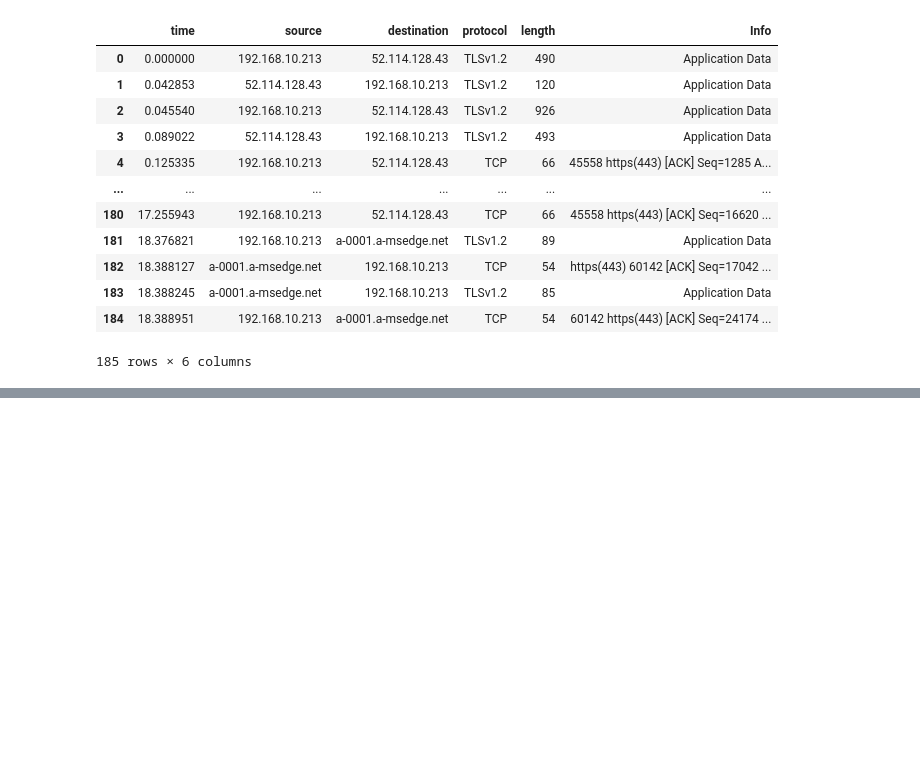
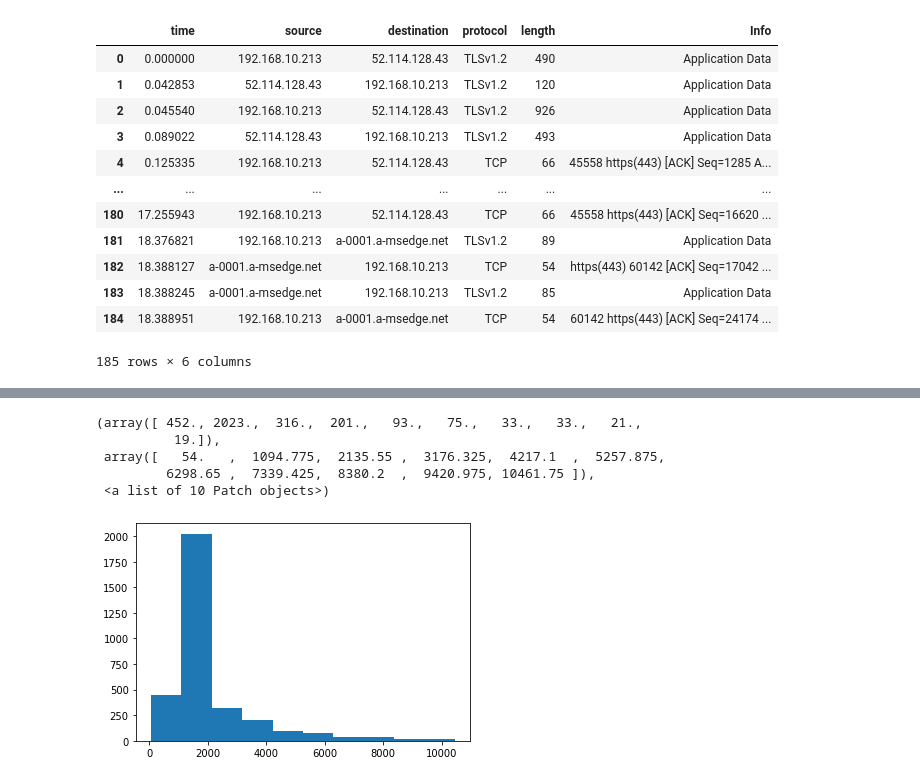
Before and after one commit to wnykuang/activation_detector, a Jupyter notebook: EDA_modeling_final1a.ipynb, the cells around one changed output, grey strips where cells are left out. Saved outputs shown, nothing was run; the diff lists cells and outputs as text; code cells hidden in the pictures; blank space fills up the shorter version.

```diff
--- a/EDA_modeling_final1a.ipynb
+++ b/EDA_modeling_final1a.ipynb
@@ -2959,0 +3007,2 @@ np.percentile(medians_speeds_activations, 20)
+# %%
+filtered_ground_speeds = get_median_bandwidth(filtered_ground_res_df)
@@ -2959,0 +3017,2 @@ np.percentile(medians_speeds_activations, 20)
+# %%
+filtered_ground_res_df['speed'] = filtered_ground_speeds
@@ -2959,0 +3055,9 @@ np.percentile(medians_speeds_activations, 20)
+# %%
+plt.hist(filtered_ground_res_df.speed)
+# %% [output]
+(array([ 452., 2023.,  316.,  201.,   93.,   75.,   33.,   33.,   21.,
+          19.]),
+ array([   54.   ,  1094.775,  2135.55 ,  3176.325,  4217.1  ,  5257.875,
+         6298.65 ,  7339.425,  8380.2  ,  9420.975, 10461.75 ]),
+ <a list of 10 Patch objects>)
+[figure, added]
```
Also changed, not shown: parts of 62 cells of this notebook.
